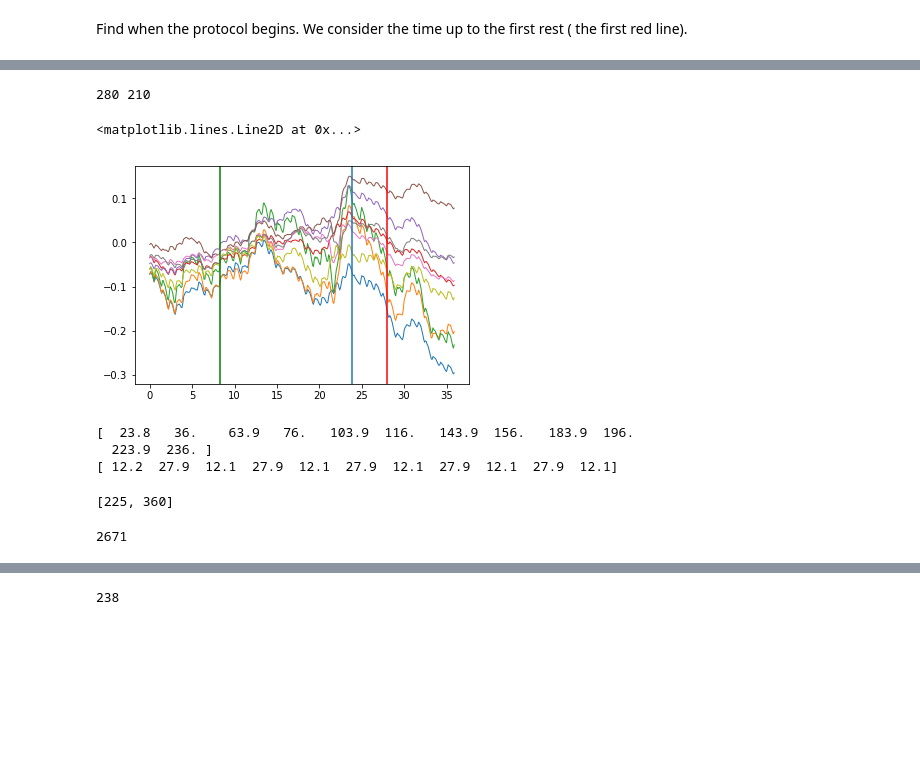
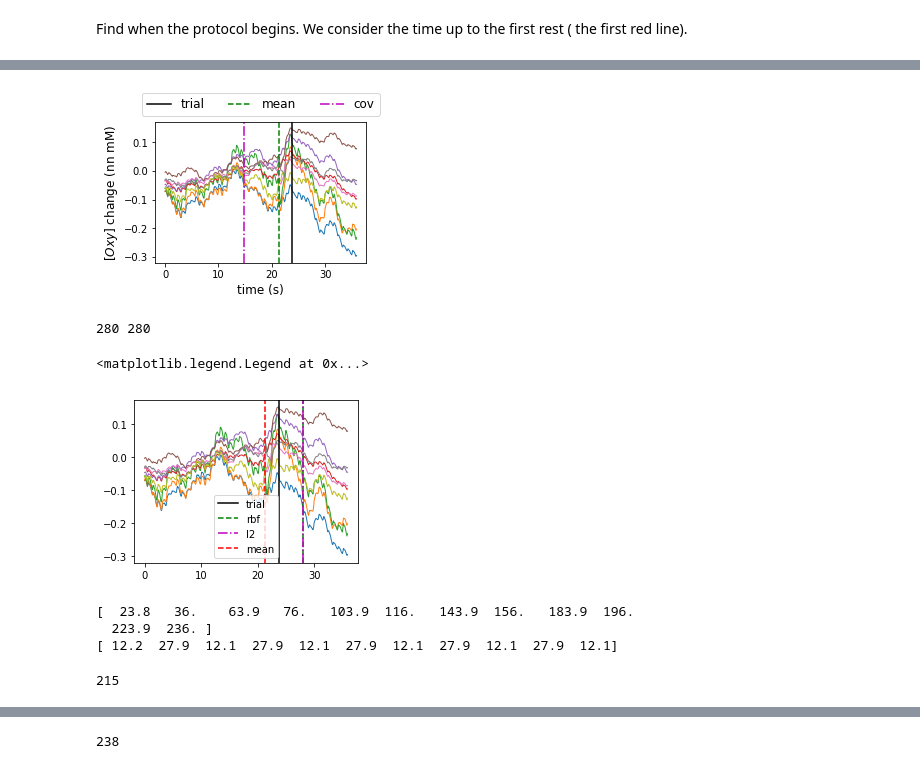
Before and after one commit to g-torr/data-driven, a Jupyter notebook: changepoint.ipynb, the cells around one changed output, grey strips where cells are left out. Saved outputs shown, nothing was run; the diff lists cells and outputs as text; code cells hidden in the pictures; blank space fills up the shorter version.

Commit message:
corrected cusum

```diff
--- a/changepoint.ipynb
+++ b/changepoint.ipynb
@@ -77,3 +84,26 @@ Find when the protocol begins. We consider the time up to the first rest ( the f
+# %%
+figure(figsize=(4,3))
+signal=oxy[:trial[1],roi1+roi2+roi3]
+t_sign=arange(0,len(signal))*0.1
+plot(t_sign,signal,lw=1)
+axvline(trial[0]*0.1,label="trial",color="k")
+#axvline(l2_result[0]*0.1,color="r")
+axvline(213*0.1,color="g",linestyle="--",label="mean")#cusum
+axvline(148*0.1,color="m",linestyle="-.",label="cov")#cusum
+
+xlabel("time (s)",fontsize=12)
+ylabel("$[Oxy]$ change (nn mM)",fontsize=12)
+tight_layout()
+#legend(fontsize=12,ncol=3,numpoints=1)
+box = gca().get_position()
+gca().set_position([box.x0, box.y0, box.width , box.height*0.9])
+legend(fontsize=12,loc="lower center",ncol=3,numpoints=1, bbox_to_anchor=(0.5, 1))
+#text(21.7,-0.3,"21.3 s",color="g")
+#text(15.2,-0.3,"14.8 s",color="m")
+#text(24.2,-0.3,"23.8 s",color="k")
+savefig("./figure/single_changepoint.pdf")
+# %% [output]
+[figure, added]
 # %%
 #l2 model
 
@@ -81,22 +111,25 @@ algo = rpt.Dynp(model="l2").fit(signal)
 #algo = rpt.Dynp(model="l2").fit(oxy[:trial[1],:])
 l2_result = algo.predict(n_bkps=1)
 #rpt.display(signal[:,1],trial[:2],l2_result)
-algo = rpt.Dynp(model="normal").fit(signal)
-norm_result = algo.predict(n_bkps=1)
+algo = rpt.Dynp(model="rbf").fit(signal)
+rbf_result = algo.predict(n_bkps=1)
+print(l2_result[0],rbf_result[0])
+# %% [output]
+280 280
-# %%
-print(l2_result[0],norm_result[0])
-# %% [output]
-280 210
 # %%
+figure(figsize=(4,3))
 signal=oxy[:trial[1],roi1+roi2+roi3]
 t_sign=arange(0,len(signal))*0.1
 plot(t_sign,signal,lw=1)
-axvline(trial[0]*0.1)
-axvline(l2_result[0]*0.1,color="r")
-axvline(83*0.1,color="g")#cusum
+axvline(trial[0]*0.1,label="trial",color="k")
+#axvline(l2_result[0]*0.1,color="r")
+axvline(rbf_result[0]*0.1,color="g",linestyle="--",label="rbf")
+axvline(l2_result[0]*0.1,color="m",linestyle="-.",label="l2")
+axvline(213*0.1,color="r",linestyle="--",label="mean")#cusum
+legend()
 # %% [output]
-<matplotlib.lines.Line2D at 0x...>
+<matplotlib.legend.Legend at 0x...>
-[figure, old version]
+[figure, new version]
 # %%
 print(trial*0.1)
 print(diff(trial)*.1)
@@ -104,11 +137,10 @@ print(diff(trial)*.1)
 [  23.8   36.    63.9   76.   103.9  116.   143.9  156.   183.9  196.
   223.9  236. ]
 [ 12.2  27.9  12.1  27.9  12.1  27.9  12.1  27.9  12.1  27.9  12.1]
-# %%
-result
-# %% [output]
-[225, 360]
-# %%
-len(oxy)
-# %% [output]
-2671
+# %%
+M=cov(signal,rowvar=False)
+algo = rpt.Dynp(model="mahalanobis", params={"metric": inv(M)}).fit(signal)
+result = algo.predict(n_bkps=1)
+print(result[0])
+# %% [output]
+215
```
Also changed, not shown: parts of 4 cells of this notebook, 5 other files.
